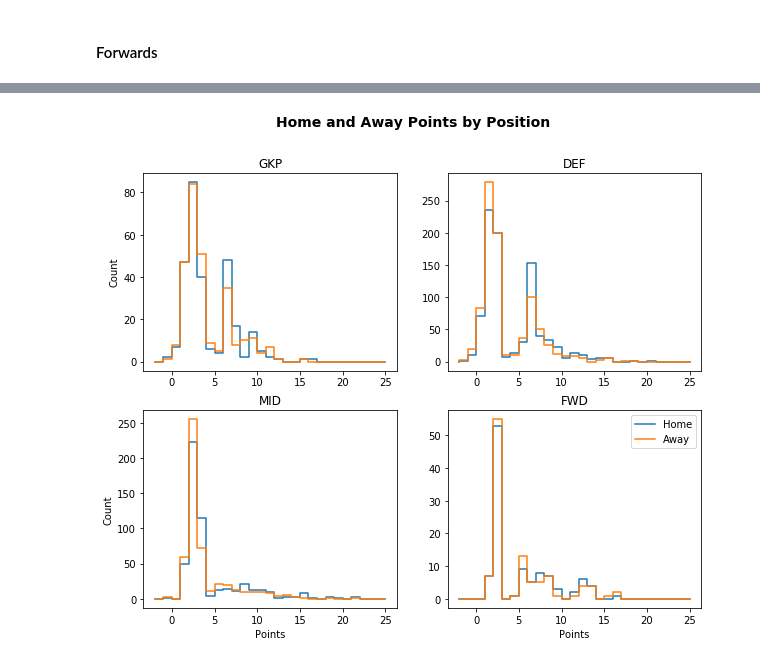
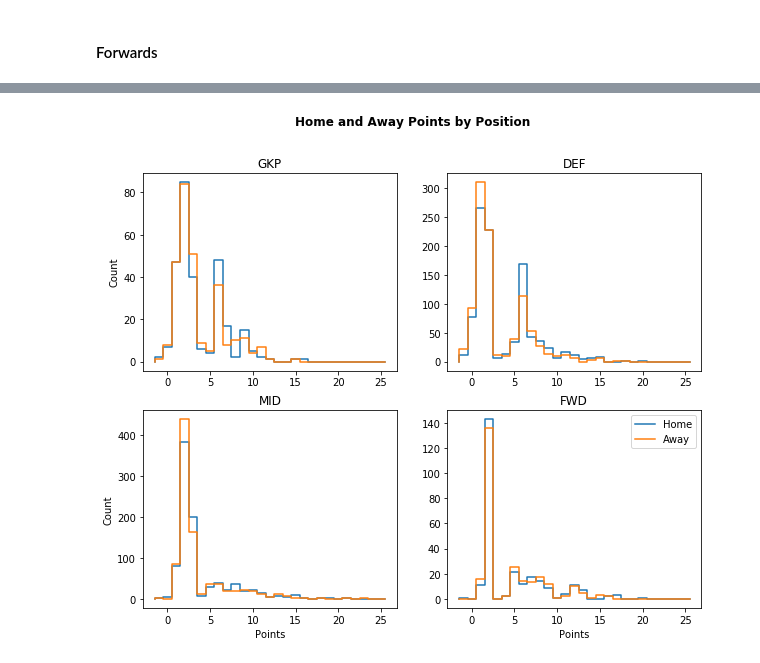
Before and after one commit to richardjdury/fpl, a Jupyter notebook: jupyter/investigate_data/FPL-ML-006_Home_Advantage.ipynb, the cells around one changed output, grey strips where cells are left out. Saved outputs shown, nothing was run; the diff lists cells and outputs as text; code cells hidden in the pictures.

```diff
--- a/jupyter/investigate_data/FPL-ML-006_Home_Advantage.ipynb
+++ b/jupyter/investigate_data/FPL-ML-006_Home_Advantage.ipynb
@@ -113,7 +121,7 @@ def histOutline(dataIn, *args, **kwargs):
 ### All players
 # %%
 plt.figure(figsize=(8,5))
-bins = np.array(range(-2,25))
+bins = np.array(range(-2,25))+0.5
 hpoints_x, hpoints_y = histOutline(points_store[:,0], bins=bins)
 apoints_x, apoints_y = histOutline(points_store[:,1], bins=bins)
 plt.plot(hpoints_x, hpoints_y);
@@ -121,7 +129,7 @@ plt.plot(apoints_x, apoints_y);
 plt.legend(['home', 'away']);
 plt.xlabel('Points');
 plt.ylabel('Count');
-plt.suptitle('Home and Away Points', fontsize=14, fontweight='bold');
+plt.title('Home and Away Points', fontsize=12, fontweight='bold');
 
-plt.savefig('../../figures/home_away_points.svg', forma)
+plt.savefig('../../figures/home_away_points.svg', format='svg')
 # %% [output]
@@ -145,7 +165,6 @@ Now we need to check if this difference comes from a particular position, or is
 # %%
 gkp_ind = points_store[:, 3] == 0
 plt.figure(figsize=(8, 5))
-bins = np.array(range(-2, 25))
 gkp_hpoints_x, gkp_hpoints_y = histOutline(points_store[gkp_ind, 0], bins=bins)
 gkp_apoints_x, gkp_apoints_y = histOutline(points_store[gkp_ind, 1], bins=bins)
 plt.plot(gkp_hpoints_x, gkp_hpoints_y)
@@ -171,7 +190,6 @@ print(gkp_points_test[1])
 # %%
 def_ind = points_store[:, 3] == 1
 plt.figure(figsize=(8, 5))
-bins = np.array(range(-2, 25))
 def_hpoints_x, def_hpoints_y = histOutline(points_store[def_ind, 0], bins=bins)
 def_apoints_x, def_apoints_y = histOutline(points_store[def_ind, 1], bins=bins)
 plt.plot(def_hpoints_x, def_hpoints_y)
@@ -192,7 +210,6 @@ print(def_points_test[1])
 # %%
 mid_ind = points_store[:, 3] == 2
 plt.figure(figsize=(8, 5))
-bins = np.array(range(-2, 25))
 mid_hpoints_x, mid_hpoints_y = histOutline(points_store[mid_ind, 0], bins=bins)
 mid_apoints_x, mid_apoints_y = histOutline(points_store[mid_ind, 1], bins=bins)
 plt.plot(mid_hpoints_x, mid_hpoints_y)
@@ -236,31 +252,31 @@ print(fwd_points_test[1])
 # %%
 fig, ax = plt.subplots(2,2, figsize=(10,8))
 # GKP
 ax[0,0].plot(gkp_hpoints_x, gkp_hpoints_y);
 ax[0,0].plot(gkp_apoints_x, gkp_apoints_y);
 ax[0,0].set_ylabel('Count');
 ax[0,0].set_title('GKP')
 # DEF
 ax[0,1].plot(def_hpoints_x, def_hpoints_y);
 ax[0,1].plot(def_apoints_x, def_apoints_y);
 ax[0,1].set_title('DEF');
 # MID
 ax[1,0].plot(mid_hpoints_x, mid_hpoints_y);
 ax[1,0].plot(mid_apoints_x, mid_apoints_y);
 ax[1,0].set_ylabel('Count');
 ax[1,0].set_xlabel('Points')
 ax[1,0].set_title('MID');
 # FWD
 ax[1,1].plot(fwd_hpoints_x, fwd_hpoints_y);
 ax[1,1].plot(fwd_apoints_x, fwd_apoints_y);
 ax[1,1].set_xlabel('Points')
 ax[1,1].set_title('FWD');
 ax[1,1].legend(['Home', 'Away']);
 
-plt.suptitle('Home and Away Points by Position', fontsize=14, fontweight='bold')
+plt.suptitle('Home and Away Points by Position', fontsize=12, fontweight='bold')
 plt.savefig('../../figures/home_away_points_position.svg', format='svg')
 # %% [output]
-[figure, old version]
+[figure, new version]
 # %%
 plt.boxplot([points_store[:,0], points_store[:,1]], showmeans=True);
 # %% [output]
```
Also changed, not shown: parts of 21 cells of this notebook, 3 other files.
